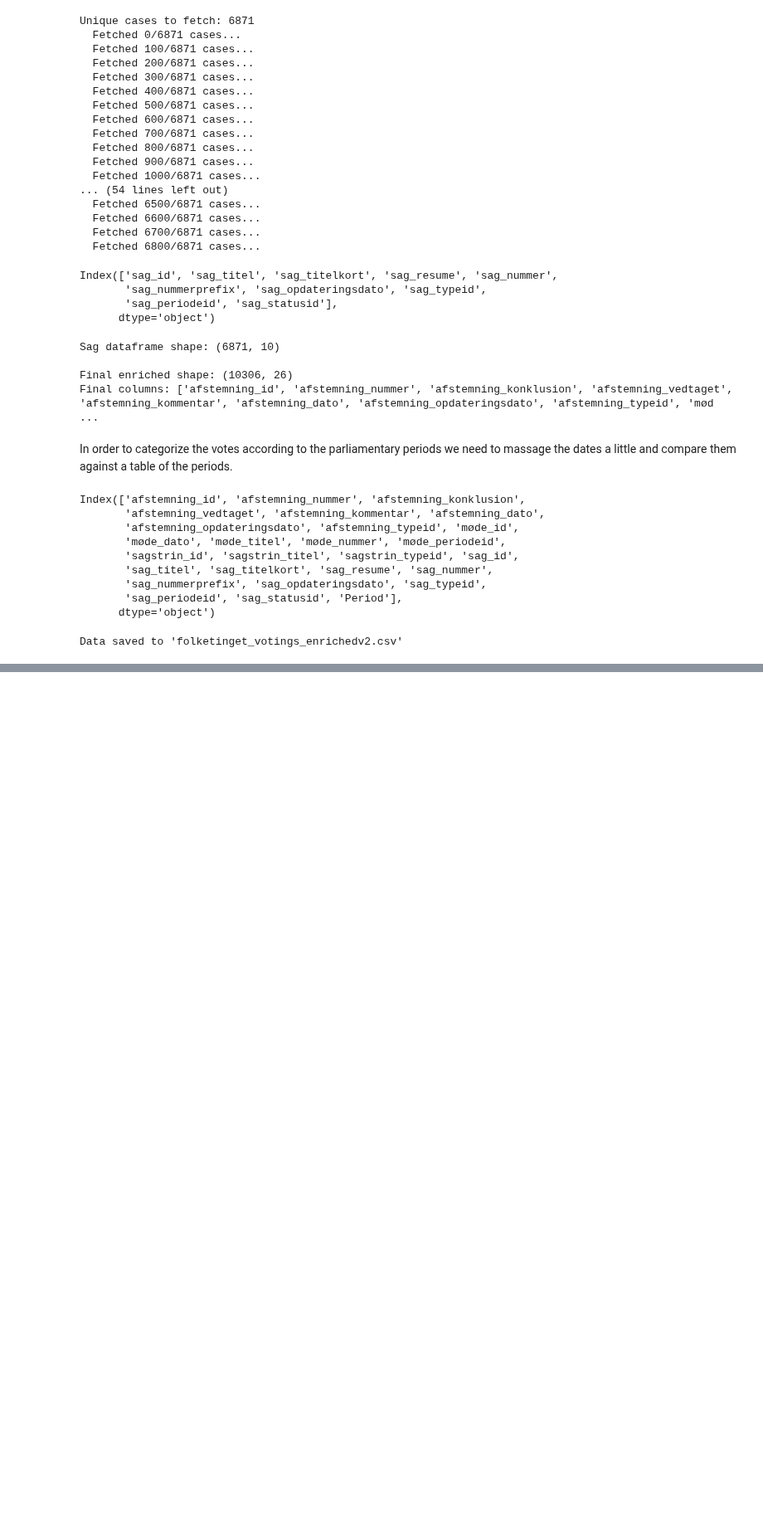
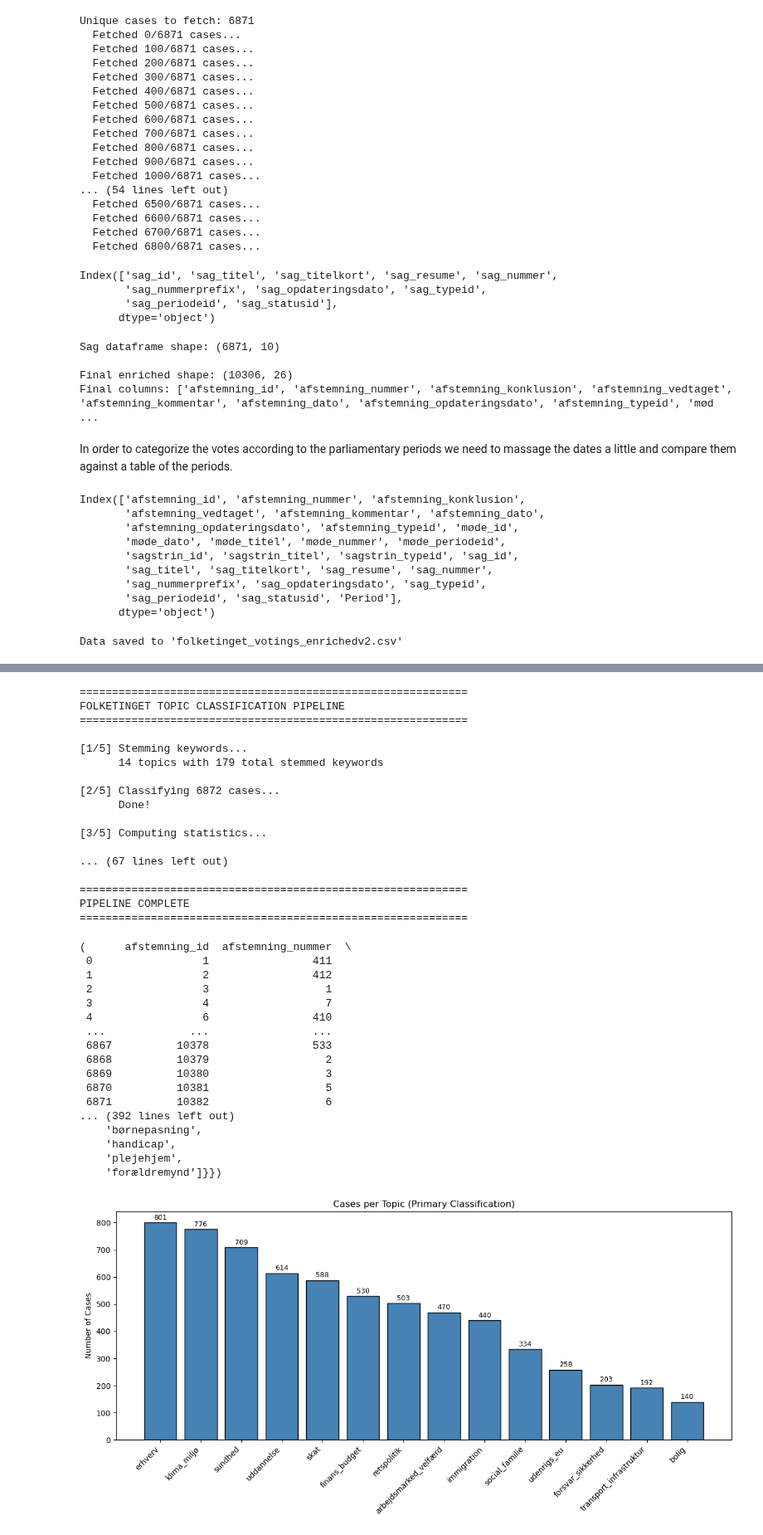
Before and after one commit to Somon8/social_graphs_25, a Jupyter notebook: final-project/api_to_votings_df.ipynb, the cells around one changed output, grey strips where cells are left out. Shown at 83% size. Drawn from its saved outputs; the diff is of its cells as text; code cells hidden in the pictures; blank space fills up the shorter version.

Commit message:
Update to add topics

```diff
--- a/final-project/api_to_votings_df.ipynb
+++ b/final-project/api_to_votings_df.ipynb
@@ -418,0 +429,8 @@ Data saved to 'folketinget_votings_enrichedv2.csv'
+# %%
+from nltk.stem.snowball import SnowballStemmer
+import urllib.request
+import pandas as pd
+with urllib.request.urlopen("https://raw.githubusercontent.com/Somon8/social_graphs_25/main/final-project/folketinget_votings_enrichedv2.csv") as response:
+    df_votings = pd.read_csv(response)
+df_votings['topic_texts'] = df_votings['sag_titel'] + " " + df_votings['sag_resume'].fillna('')
+stemmer = SnowballStemmer("danish")
@@ -418,0 +523,50 @@ Data saved to 'folketinget_votings_enrichedv2.csv'
+# %%
+# Get unique sag_ids and filter the dataframe
+unique_sag_ids = df_votings['sag_id'].dropna().unique()
+df_votings_unique = df_votings.drop_duplicates(subset='sag_id', keep='first')
+
+import topic_assigner
+topic_assigner.run_full_analysis(
+    df_votings_unique,
+    keywords=topic_keywords,
+    text_column='topic_texts',
+    period_column='Period',
+    threshold=1,
+    save_plots=False
+)
+# %% [output]
+============================================================
+FOLKETINGET TOPIC CLASSIFICATION PIPELINE
+============================================================
+
+[1/5] Stemming keywords...
+      14 topics with 179 total stemmed keywords
+
+[2/5] Classifying 6872 cases...
+      Done!
+
+[3/5] Computing statistics...
+
+... (67 lines left out)
+
+============================================================
+PIPELINE COMPLETE
+============================================================
+(      afstemning_id  afstemning_nummer  \
+ 0                 1                411
+ 1                 2                412
+ 2                 3                  1
+ 3                 4                  7
+ 4                 6                410
+ ...             ...                ...
+ 6867          10378                533
+ 6868          10379                  2
+ 6869          10380                  3
+ 6870          10381                  5
+ 6871          10382                  6
+... (392 lines left out)
+    'børnepasning',
+    'handicap',
+    'plejehjem',
+    'forældremynd']}})
+[figure, added]
```
Also changed, not shown: parts of 6 cells of this notebook.
